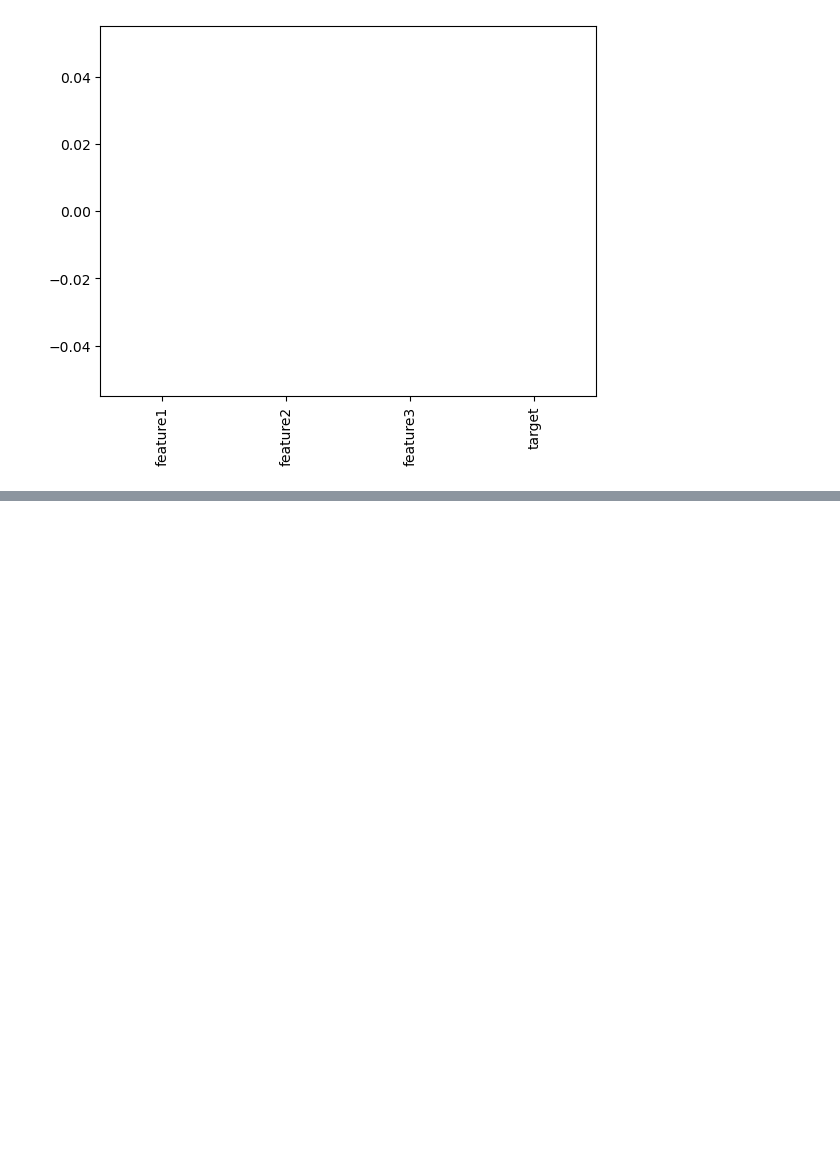
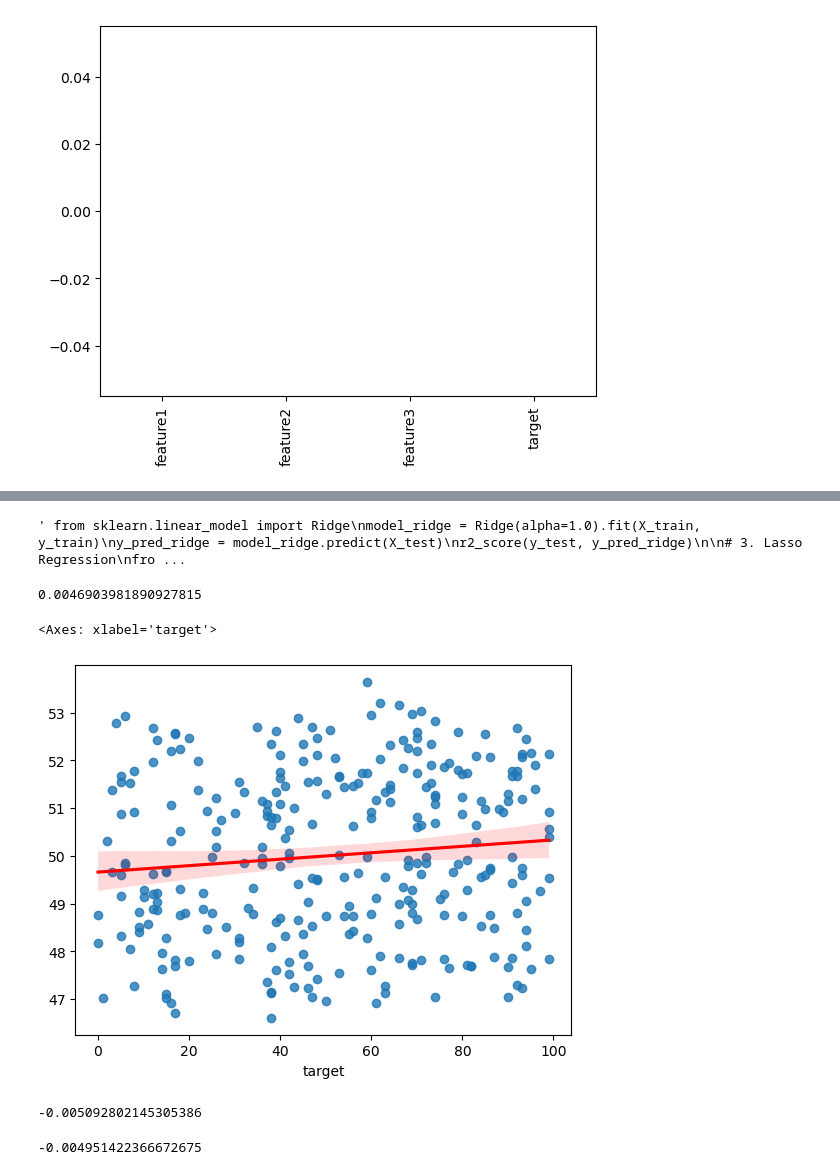
Before and after one commit to Zeeshanansarii/machine-learning-algorithms, a Jupyter notebook: model.ipynb, the cells around one changed output, grey strips where cells are left out. Saved outputs shown, nothing was run; the diff lists cells and outputs as text; code cells hidden in the pictures; blank space fills up the shorter version.

```diff
--- a/model.ipynb
+++ b/model.ipynb
@@ -139,0 +140,51 @@ sns.regplot(x = y_test, y = y_pred_lr, line_kws = {'color': 'red'})
+# %%
+
+""" from sklearn.linear_model import Ridge
+model_ridge = Ridge(alpha=1.0).fit(X_train, y_train)
+y_pred_ridge = model_ridge.predict(X_test)
+r2_score(y_test, y_pred_ridge)
+
+# 3. Lasso Regression
+from sklearn.linear_model import Lasso
+model_lasso = Lasso(alpha=1.0).fit(X_train, y_train)
+y_pred_lasso = model_lasso.predict(X_test)
+r2_score(y_test, y_pred_lasso) """
+# %% [output]
+' from sklearn.linear_model import Ridge\nmodel_ridge = Ridge(alpha=1.0).fit(X_train, y_train)\ny_pred_ridge = model_ridge.predict(X_test)\nr2_score(y_test, y_pred_ridge)\n\n# 3. Lasso Regression\nfro ...
+# %%
+from sklearn.linear_model import Ridge
+
+model_ridge = Ridge().fit(X_train, y_train)
+y_pred_ridge = model_ridge.predict(X_test)
+r2_score(y_test, y_pred_ridge)
+# %% [output]
+0.0046903981890927815
+# %%
+sns.regplot(x = y_test, y = y_pred_ridge, line_kws = {'color': 'red'})
+# %% [output]
+<Axes: xlabel='target'>
+[figure, added]
+# %%
+# Lasso regression
+
+from sklearn.linear_model import Lasso
+
+model_lasso = Lasso().fit(X_train, y_train)
+
+y_pred_lasso = model_lasso.predict(X_test)
+
+r2_score(y_test, y_pred_lasso)
+# %% [output]
+-0.005092802145305386
+# %%
+# ElasticNet
+
+from sklearn.linear_model import ElasticNet
+
+model_elastic = ElasticNet().fit(X_train, y_train)
+
+y_pred_Elastic = model_elastic.predict(X_test)
+
+r2_score(y_test, y_pred_Elastic)
+# %% [output]
+-0.004951422366672675
```
Also changed, not shown: parts of 5 cells of this notebook, 9 other files.
